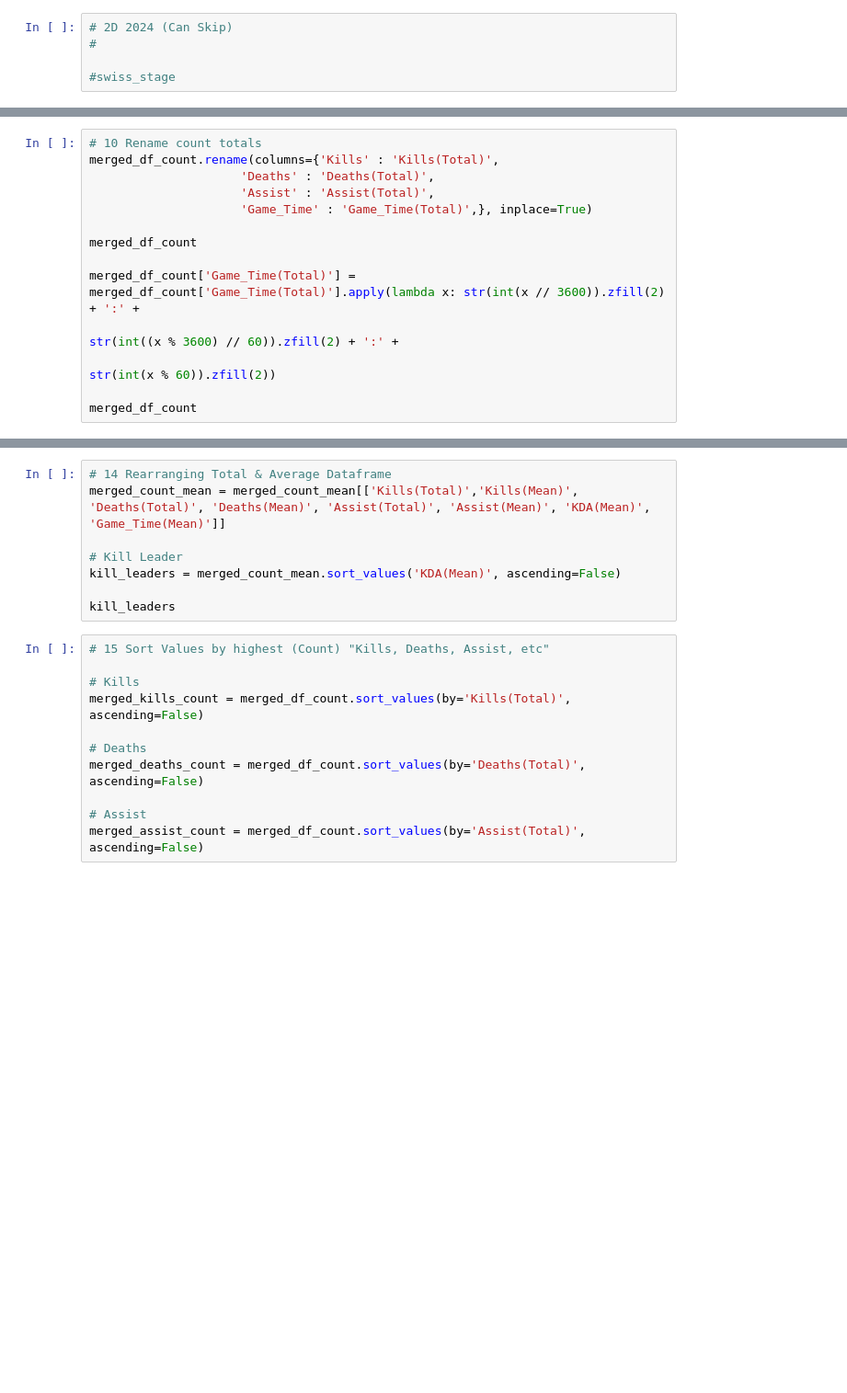
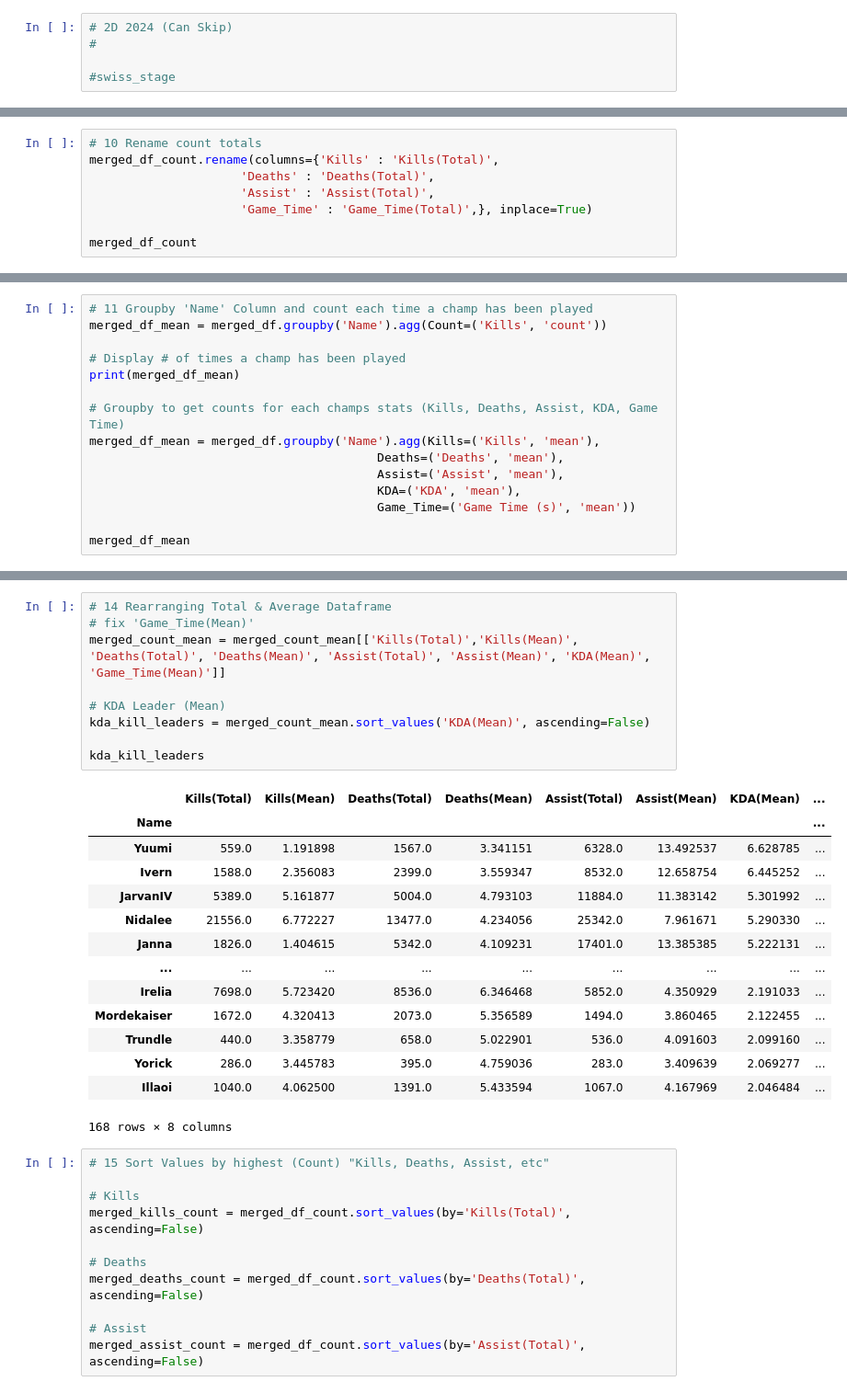
Before and after one commit to L8onii/Capstone-LOL, a Jupyter notebook: LOL-Notebook.ipynb, the cells around one changed output, grey strips where cells are left out. Shown at 92% size. Cells and saved outputs as stored; diff of their text form; blank space fills up the shorter version.

```diff
--- a/LOL-Notebook.ipynb
+++ b/LOL-Notebook.ipynb
@@ -144,9 +448,3 @@ merged_df_count.rename(columns={'Kills' : 'Kills(Total)',
                      'Game_Time' : 'Game_Time(Total)',}, inplace=True)
 
 merged_df_count
-
-merged_df_count['Game_Time(Total)'] = merged_df_count['Game_Time(Total)'].apply(lambda x: str(int(x // 3600)).zfill(2) + ':' +
-                                                                           str(int((x % 3600) // 60)).zfill(2) + ':' +
-                                                                           str(int(x % 60)).zfill(2))
-
-merged_df_count
@@ -176,0 +511,15 @@ print(merged_df_mean)
+# %%
+# 11 Groupby 'Name' Column and count each time a champ has been played
+merged_df_mean = merged_df.groupby('Name').agg(Count=('Kills', 'count'))
+
+# Display # of times a champ has been played
+print(merged_df_mean)
+
+# Groupby to get counts for each champs stats (Kills, Deaths, Assist, KDA, Game Time)
+merged_df_mean = merged_df.groupby('Name').agg(Kills=('Kills', 'mean'),
+                                        Deaths=('Deaths', 'mean'),
+                                        Assist=('Assist', 'mean'),
+                                        KDA=('KDA', 'mean'),
+                                        Game_Time=('Game Time (s)', 'mean'))
+
+merged_df_mean
@@ -195,11 +604,27 @@ merged_count_mean
 # %%
 # 14 Rearranging Total & Average Dataframe
+# fix 'Game_Time(Mean)'
 merged_count_mean = merged_count_mean[['Kills(Total)','Kills(Mean)', 'Deaths(Total)', 'Deaths(Mean)', 'Assist(Total)', 'Assist(Mean)', 'KDA(Mean)', 'Game_Time(Mean)']]
 
-# Kill Leader
-kill_leaders = merged_count_mean.sort_values('KDA(Mean)', ascending=False)
+# KDA Leader (Mean)
+kda_kill_leaders = merged_count_mean.sort_values('KDA(Mean)', ascending=False)
 
-kill_leaders
+kda_kill_leaders
+# %% [output]
+|  | Kills(Total) | Kills(Mean) | Deaths(Total) | Deaths(Mean) | Assist(Total) | Assist(Mean) | KDA(Mean) | ... |
+| Name |  |  |  |  |  |  |  | ... |
+| Yuumi | 559.0 | 1.191898 | 1567.0 | 3.341151 | 6328.0 | 13.492537 | 6.628785 | ... |
+| Ivern | 1588.0 | 2.356083 | 2399.0 | 3.559347 | 8532.0 | 12.658754 | 6.445252 | ... |
+| JarvanIV | 5389.0 | 5.161877 | 5004.0 | 4.793103 | 11884.0 | 11.383142 | 5.301992 | ... |
+| Nidalee | 21556.0 | 6.772227 | 13477.0 | 4.234056 | 25342.0 | 7.961671 | 5.290330 | ... |
+| Janna | 1826.0 | 1.404615 | 5342.0 | 4.109231 | 17401.0 | 13.385385 | 5.222131 | ... |
+| ... | ... | ... | ... | ... | ... | ... | ... | ... |
+| Irelia | 7698.0 | 5.723420 | 8536.0 | 6.346468 | 5852.0 | 4.350929 | 2.191033 | ... |
+| Mordekaiser | 1672.0 | 4.320413 | 2073.0 | 5.356589 | 1494.0 | 3.860465 | 2.122455 | ... |
+| Trundle | 440.0 | 3.358779 | 658.0 | 5.022901 | 536.0 | 4.091603 | 2.099160 | ... |
+| Yorick | 286.0 | 3.445783 | 395.0 | 4.759036 | 283.0 | 3.409639 | 2.069277 | ... |
+| Illaoi | 1040.0 | 4.062500 | 1391.0 | 5.433594 | 1067.0 | 4.167969 | 2.046484 | ... |
+168 rows × 8 columns
 # %%
 # 15 Sort Values by highest (Count) "Kills, Deaths, Assist, etc"
 
```
Also changed, not shown: parts of 28 cells of this notebook.
